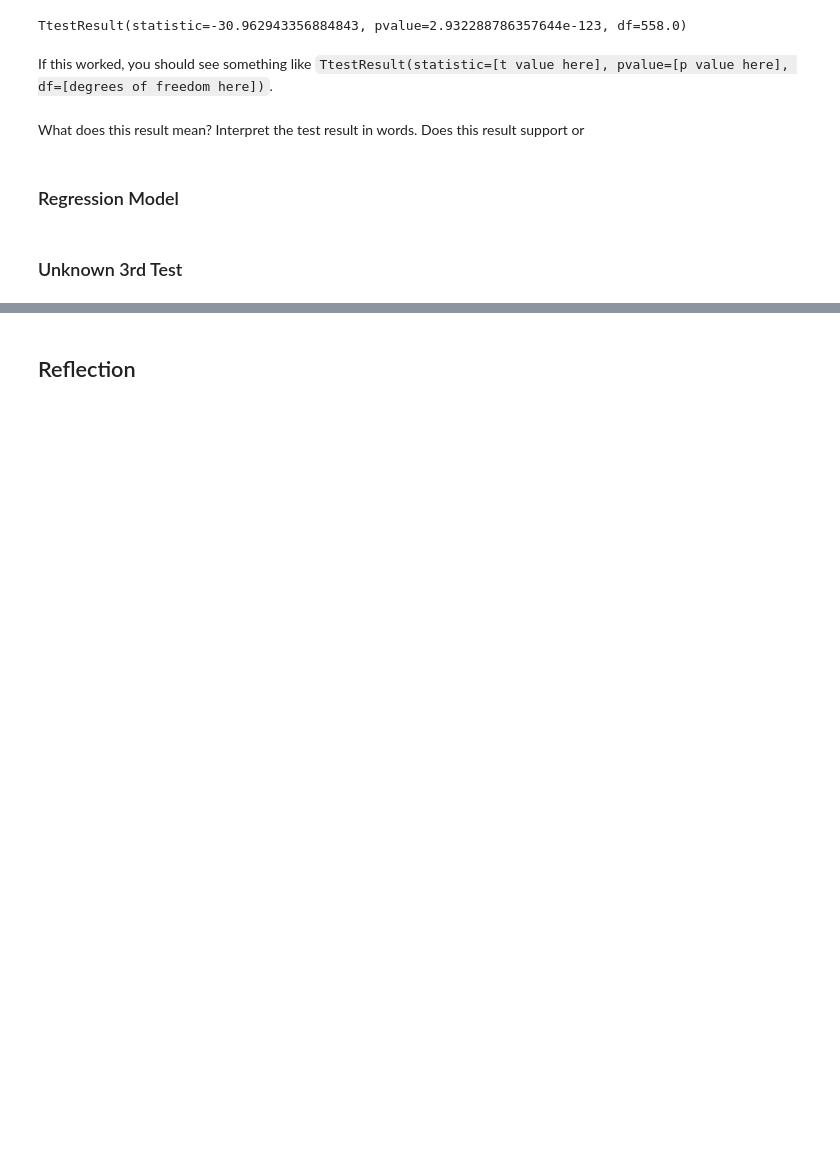
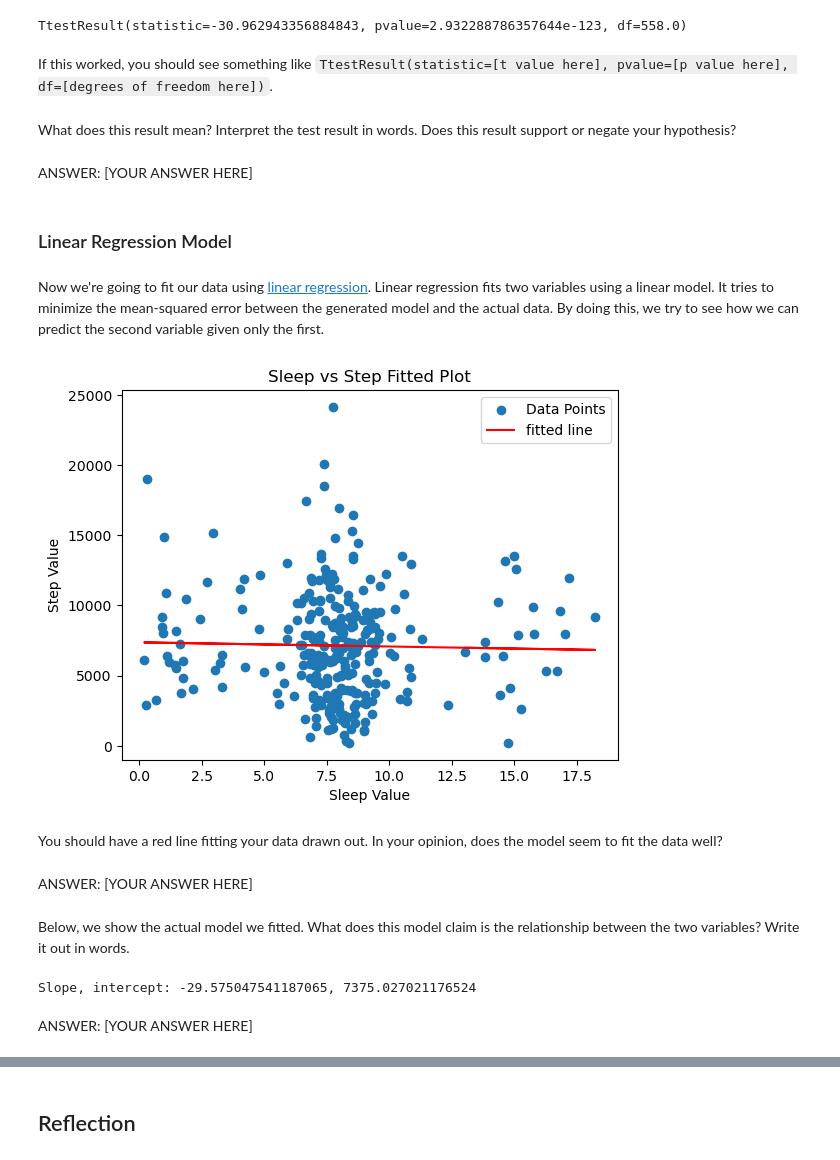
Before and after one commit to skaliappan97/rlo879, a Jupyter notebook: Untitled1.ipynb, the cells around one changed output, grey strips where cells are left out. Saved outputs shown, nothing was run; the diff lists cells and outputs as text; code cells hidden in the pictures; blank space fills up the shorter version.

```diff
--- a/Untitled1.ipynb
+++ b/Untitled1.ipynb
@@ -165,8 +219,34 @@ TtestResult(statistic=-30.962943356884843, pvalue=2.932288786357644e-123, df=558
 # %% [markdown]
 If this worked, you should see something like `TtestResult(statistic=[t value here], pvalue=[p value here], df=[degrees of freedom here])`.
 # %% [markdown]
-What does this result mean? Interpret the test result in words. Does this result support or
+What does this result mean? Interpret the test result in words. Does this result support or negate your hypothesis?
+# %% [markdown]
+ANSWER: [YOUR ANSWER HERE]
 # %% [markdown]
-### Regression Model
+### Linear Regression Model
-# %% [markdown]
-### Unknown 3rd Test
+# %% [markdown]
+Now we're going to fit our data using [linear regression](https://en.wikipedia.org/wiki/Linear_regression). Linear regression fits two variables using a linear model. It tries to minimize the mean-squared error between the generated model and the actual data. By doing this, we try to see how we can predict the second variable given only the first.
+# %%
+result = stats.linregress(combined_table[f"Total Value {var1_name}"], combined_table[f"Total Value {var2_name}"])
+slope, intercept, r, p, se_slope, se_intercept = result.slope, result.intercept, result.rvalue, result.pvalue, result.stderr, result.intercept_stderr
+plt.scatter(combined_table[f"Total Value {var1_name}"], combined_table[f"Total Value {var2_name}"], label='Data Points')
+plt.plot(combined_table[f"Total Value {var1_name}"], intercept + slope*combined_table[f"Total Value {var1_name}"], 'r', label='fitted line')
+plt.xlabel(f"{var1_name} Value")
+plt.ylabel(f"{var2_name} Value")
+plt.title(f"{var1_name} vs {var2_name} Fitted Plot")
+plt.legend()
+plt.show()
+# %% [output]
+[figure, added]
+# %% [markdown]
+You should have a red line fitting your data drawn out. In your opinion, does the model seem to fit the data well?
+# %% [markdown]
+ANSWER: [YOUR ANSWER HERE]
+# %% [markdown]
+Below, we show the actual model we fitted. What does this model claim is the relationship between the two variables? Write it out in words.
+# %%
+print(f"Slope, intercept: {slope}, {intercept}")
+# %% [output]
+Slope, intercept: -29.575047541187065, 7375.027021176524
+# %% [markdown]
+ANSWER: [YOUR ANSWER HERE]
```
Also changed, not shown: parts of 52 cells of this notebook.
